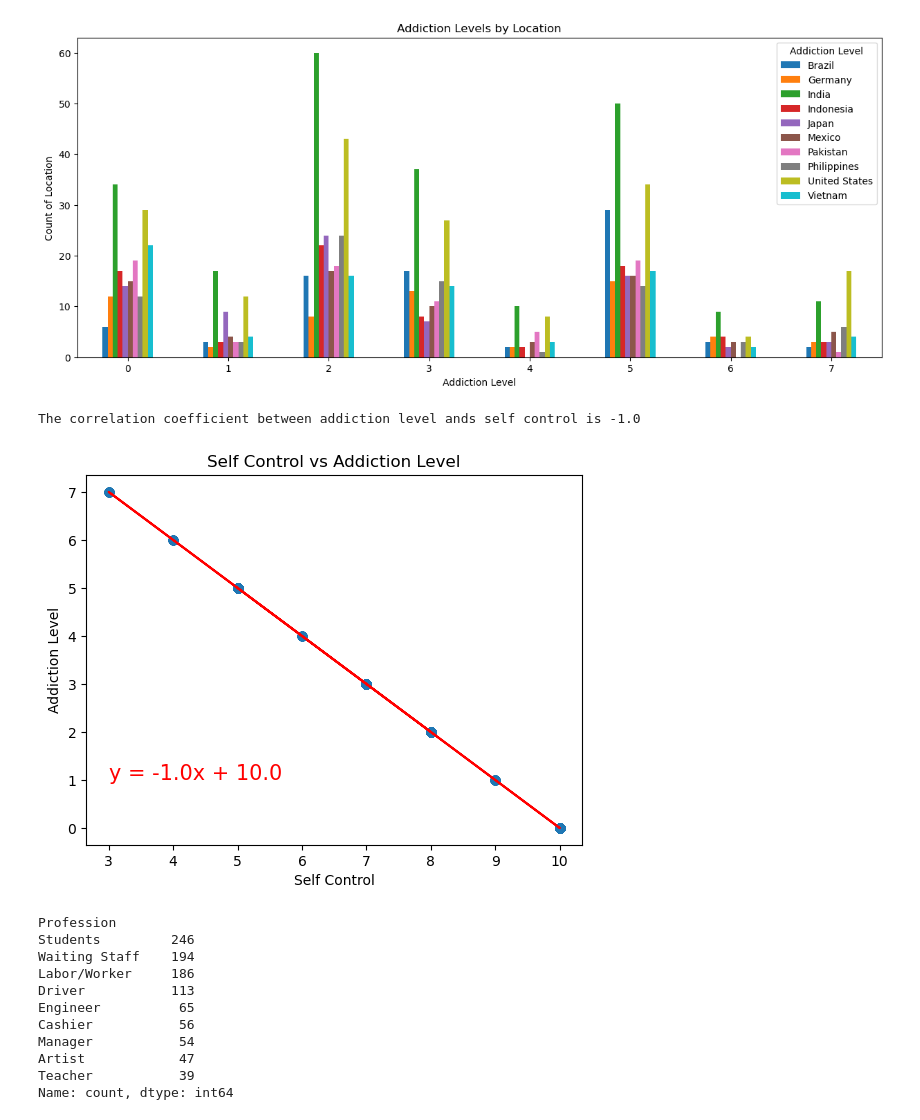
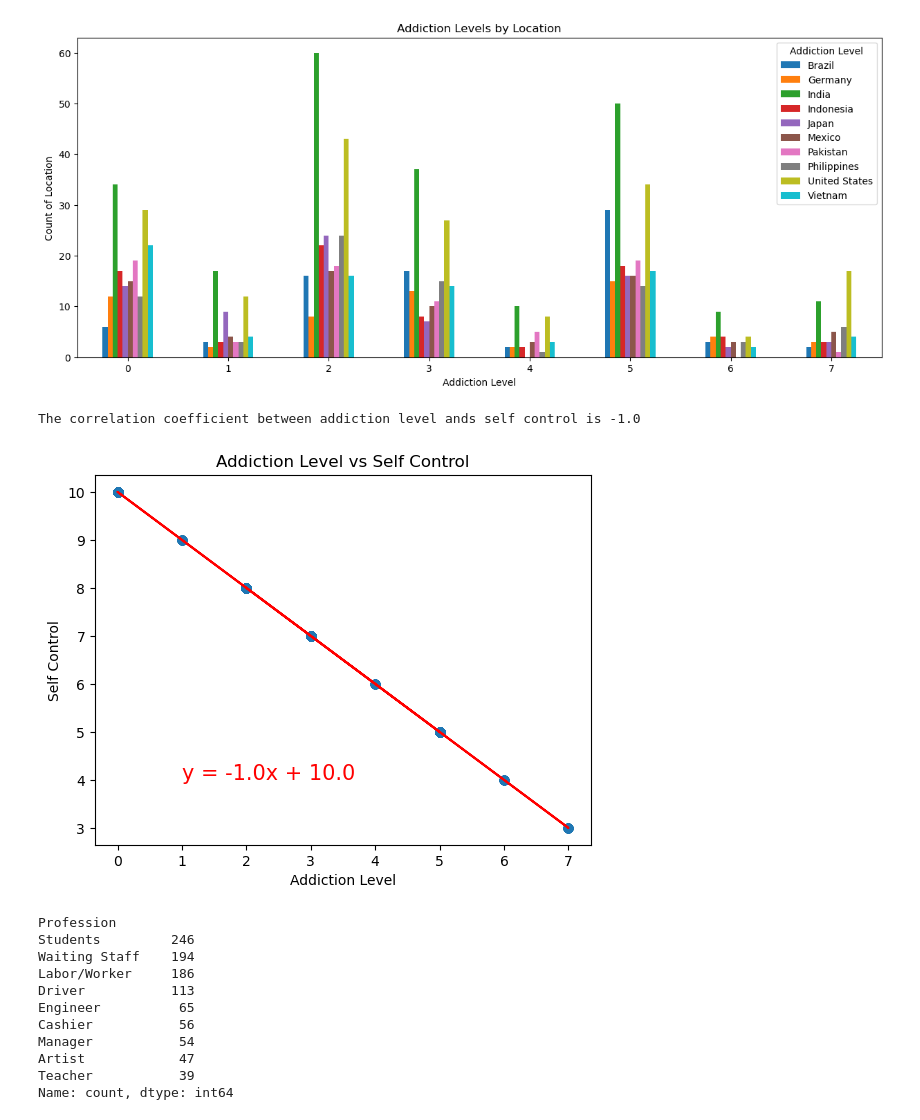
Before and after one commit to wrighang/project_01_team_11, a Jupyter notebook: angelina_Time-Wasters on Social Media.ipynb, the cells around one changed output. Drawn from its saved outputs; the diff is of its cells as text; code cells hidden in the pictures.

```diff
--- a/angelina_Time-Wasters on Social Media.ipynb
+++ b/angelina_Time-Wasters on Social Media.ipynb
@@ -411,34 +425,59 @@ plt.show()
 # %%
 #Are addiction levels higher in certain locations?
 #is there a relationship between addiction level and self control?
 
 #define x and y values
-x_values = cleaned_dataset_df["Self Control"]
-y_values = cleaned_dataset_df["Addiction Level"]
+x_values = cleaned_dataset_df["Addiction Level"]
+y_values = cleaned_dataset_df["Self Control"]
 #linear regression using linregress function
 (slope, intercept, rvalue, pvalue, stderr) = linregress(x_values, y_values)
 #calculate y values for regression line
 regress_values = x_values * slope + intercept
 
 #equation of the regression line as a string
 line_eq = f"y = {round(slope, 2)}x + {round(intercept, 2)}"
 
 #scatter plot
 plt.scatter(x_values,y_values)
 
 #plot x_values and regress_values and the regression line in red
 plt.plot(x_values, regress_values, "r-")
 
 #adds the line_eq string as a text annotation to the plot
-plt.annotate(line_eq,(3,1),fontsize=15,color="red")
-plt.xlabel("Self Control")
-plt.ylabel("Addiction Level")
-plt.title("Self Control vs Addiction Level")
+plt.annotate(line_eq,(1,4),fontsize=15,color="red")
+plt.xlabel("Addiction Level")
+plt.ylabel("Self Control")
+plt.title("Addiction Level vs Self Control")
 print(f"The correlation coefficient between addiction level ands self control is {round(st.pearsonr(x_values,y_values)[0],2)}")
 plt.show()
+
+#define x and y values
+# x_values = cleaned_dataset_df["Self Control"]
+# y_values = cleaned_dataset_df["Addiction Level"]
+# #linear regression using linregress function
+# (slope, intercept, rvalue, pvalue, stderr) = linregress(x_values, y_values)
+# #calculate y values for regression line
+# regress_values = x_values * slope + intercept
+
+# #equation of the regression line as a string
+# line_eq = f"y = {round(slope, 2)}x + {round(intercept, 2)}"
+
+# #scatter plot
+# plt.scatter(x_values,y_values)
+
+# #plot x_values and regress_values and the regression line in red
+# plt.plot(x_values, regress_values, "r-")
+
+# #adds the line_eq string as a text annotation to the plot
+# plt.annotate(line_eq,(3,1),fontsize=15,color="red")
+# plt.xlabel("Self Control")
+# plt.ylabel("Addiction Level")
+# plt.title("Self Control vs Addiction Level")
+# print(f"The correlation coefficient between self control ands addiction level is {round(st.pearsonr(x_values,y_values)[0],2)}")
+# plt.show()
 # %% [output]
 The correlation coefficient between addiction level ands self control is -1.0
-[figure, old version]
+[figure, new version]
 # %%
 #Is there a relationship between profession and device type?
 
```
Also changed, not shown: parts of 8 cells of this notebook.
